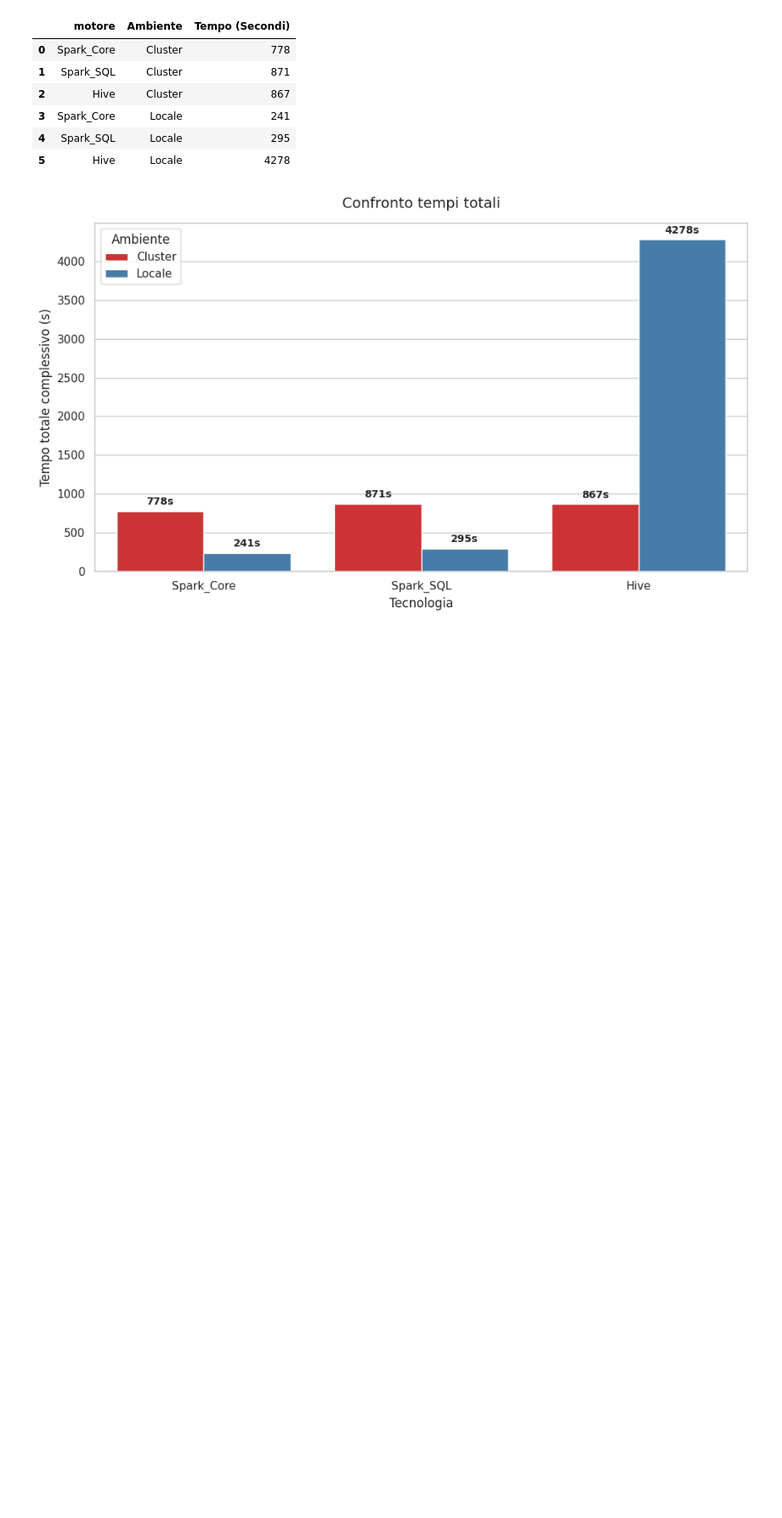
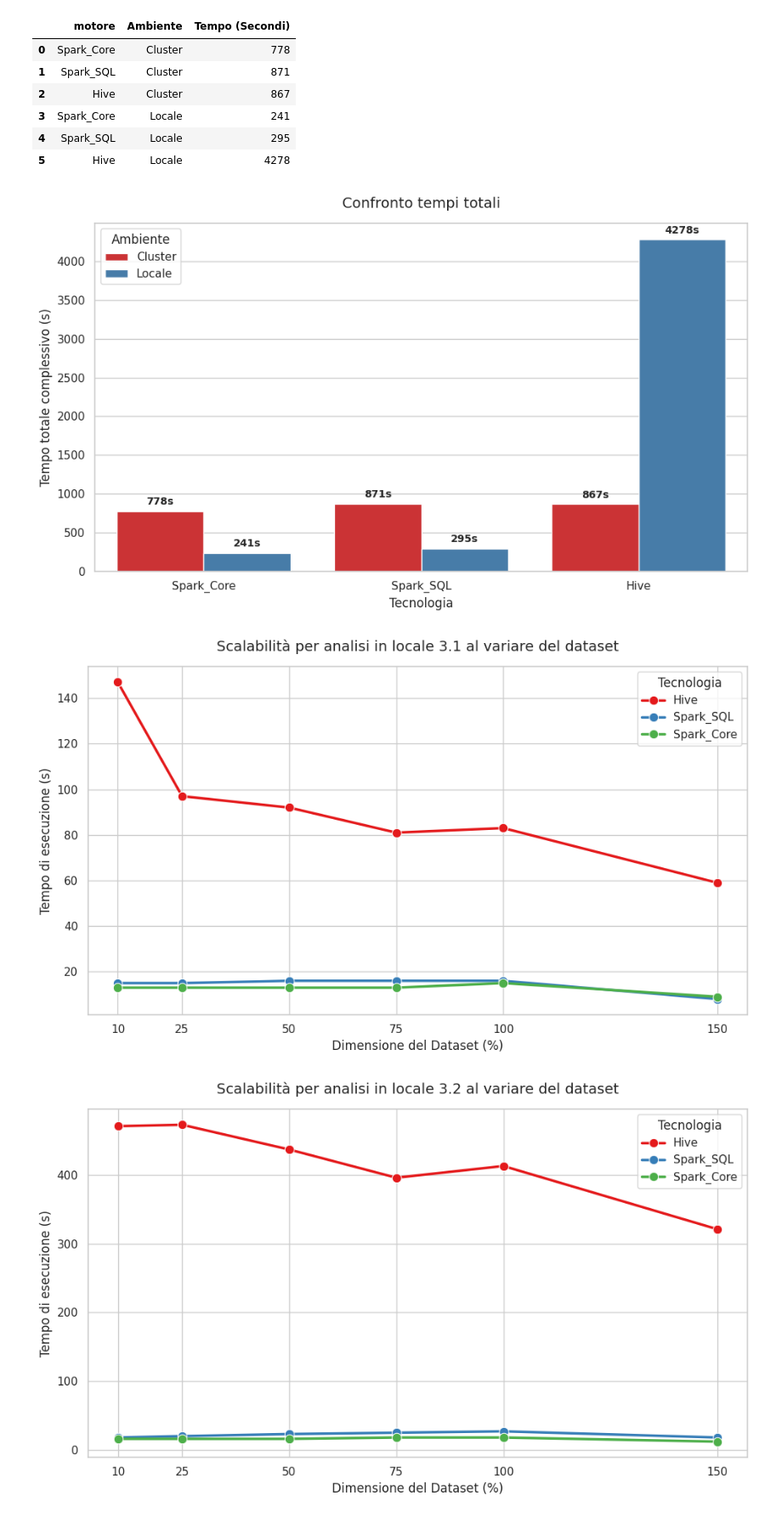
Before and after one commit to andymacale/secondo_progetto_big_data, a Jupyter notebook: notebook/grafici.ipynb, the cells around one changed output. Shown at 85% size. Drawn from its saved outputs; the diff is of its cells as text; code cells hidden in the pictures; blank space fills up the shorter version.

```diff
--- a/notebook/grafici.ipynb
+++ b/notebook/grafici.ipynb
@@ -191,3 +194,44 @@ plt.tight_layout()
 plt.show()
 # %% [output]
 [figure]
+# %%
+def linee(df, testo):
+    analisi_list = sorted(df['analisi'].unique())
+
+
+
+    for an in analisi_list:
+
+
+        df_an = df[df['analisi'] == an]
+
+        plt.figure(figsize=(10, 6))
+
+
+        ax = sns.lineplot(
+            data=df_an,
+            x='percentuale',
+            y='tempo_secondi',
+            hue='motore',
+            marker='o',
+            linewidth=2.5,
+            markersize=9,
+            palette='Set1'
+        )
+
+        plt.title(f'Scalabilità per analisi {testo} {an} al variare del dataset', fontsize=14, pad=15)
+        plt.xlabel('Dimensione del Dataset (%)', fontsize=12)
+        plt.ylabel('Tempo di esecuzione (s)', fontsize=12)
+
+        plt.xticks(sorted(df_an['percentuale'].unique()))
+
+        plt.legend(title='Tecnologia')
+
+
+        plt.tight_layout()
+        plt.show()
+# %%
+linee(df_locale, testo_locale)
+# %% [output]
+[figure, added]
+[figure, added]
```
Also changed, not shown: parts of 7 cells of this notebook, 1 other file.
